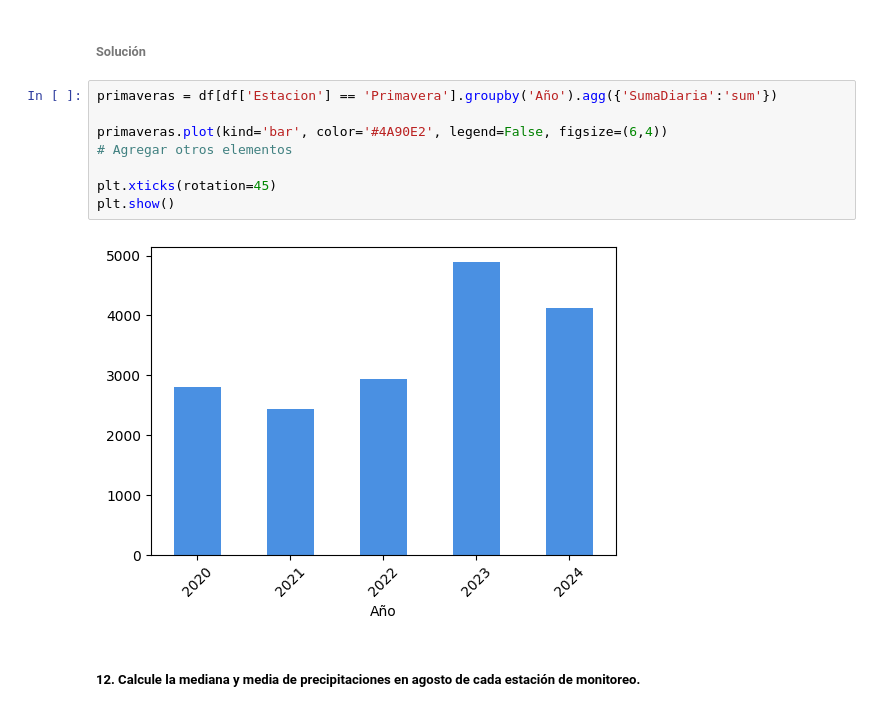
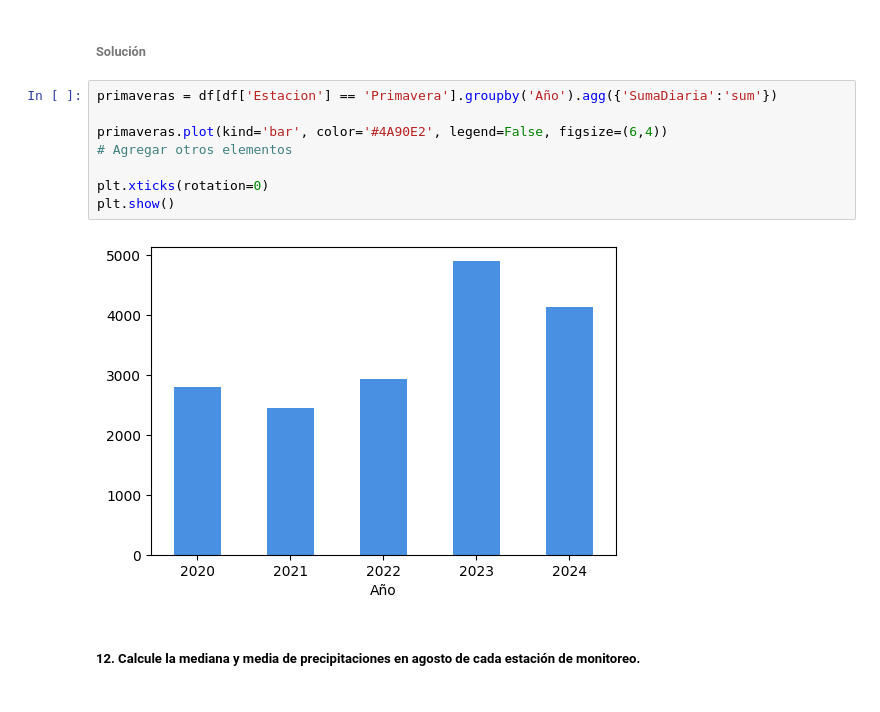
Before and after one commit to GabrielBurgosS/Data-Visualization-2025, a Jupyter notebook: Ayudantía 5 - Visualización II.ipynb, the cells around one changed output. Cells and saved outputs as stored; diff of their text form.

```diff
--- a/Ayudantía 5 - Visualización II.ipynb
+++ b/Ayudantía 5 - Visualización II.ipynb
@@ -563,13 +619,13 @@ plt.show()
 # %%
 primaveras = df[df['Estacion'] == 'Primavera'].groupby('Año').agg({'SumaDiaria':'sum'})
 
 primaveras.plot(kind='bar', color='#4A90E2', legend=False, figsize=(6,4))
 # Agregar otros elementos
 
-plt.xticks(rotation=45)
+plt.xticks(rotation=0)
 plt.show()
 # %% [output]
-[figure, old version]
+[figure, new version]
 # %% [markdown]
 ##### 12. Calcule la mediana y media de precipitaciones en agosto de cada estación de monitoreo.
 # %%
```
Also changed, not shown: parts of 11 cells of this notebook.
